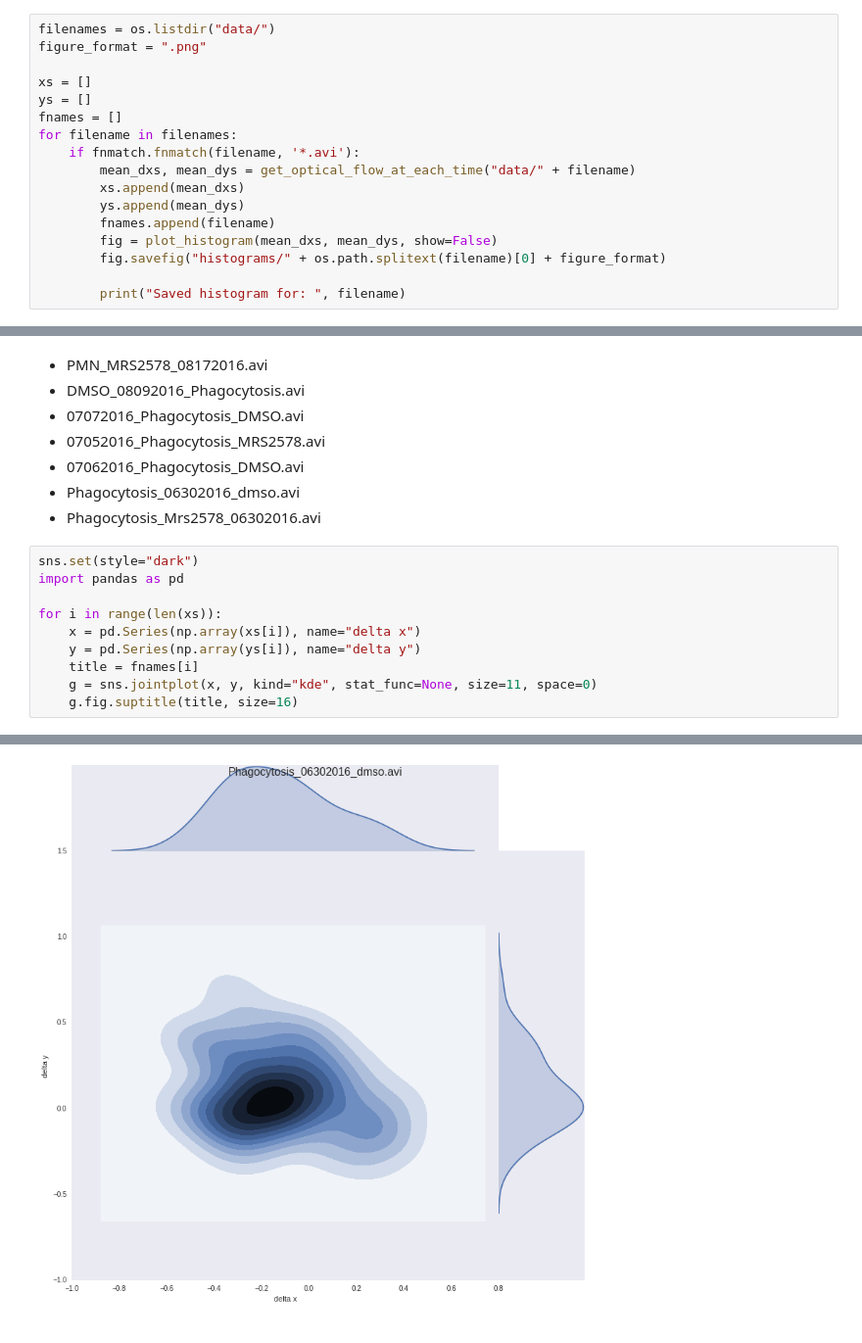
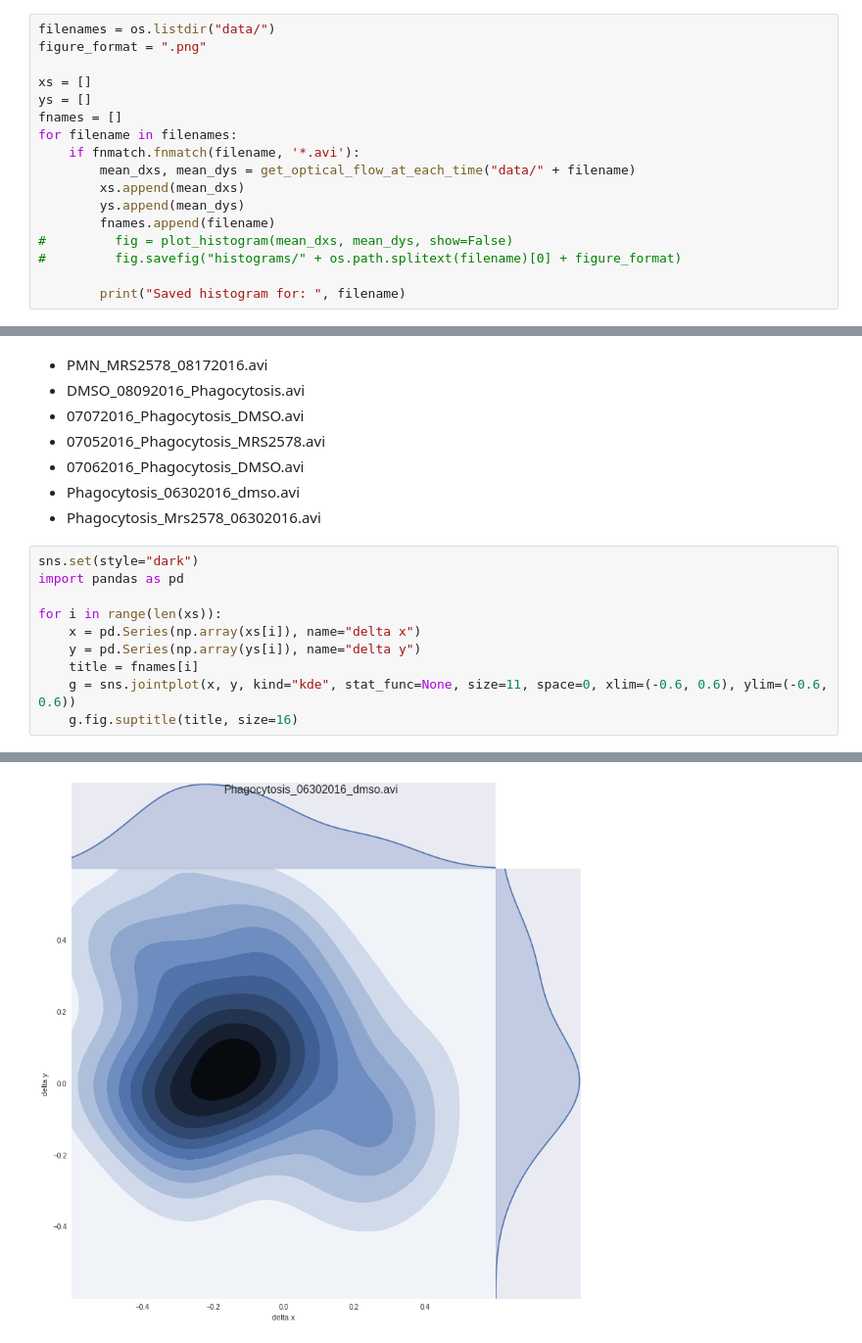
Before and after one commit to quinngroup/JI-2016-MRS2578, a Jupyter notebook: calculate_motion_cells.py.ipynb, the cells around one changed output, grey strips where cells are left out. Shown: that part at 98% size. Cells and saved outputs as stored; diff of their text form.

```diff
--- a/calculate_motion_cells.py.ipynb
+++ b/calculate_motion_cells.py.ipynb
@@ -115,7 +115,7 @@ for filename in filenames:
         xs.append(mean_dxs)
         ys.append(mean_dys)
         fnames.append(filename)
-        fig = plot_histogram(mean_dxs, mean_dys, show=False)
-        fig.savefig("histograms/" + os.path.splitext(filename)[0] + figure_format)
+#         fig = plot_histogram(mean_dxs, mean_dys, show=False)
+#         fig.savefig("histograms/" + os.path.splitext(filename)[0] + figure_format)
 
         print("Saved histogram for: ", filename)
@@ -144,6 +157,6 @@ for i in range(len(xs)):
     x = pd.Series(np.array(xs[i]), name="delta x")
     y = pd.Series(np.array(ys[i]), name="delta y")
     title = fnames[i]
-    g = sns.jointplot(x, y, kind="kde", stat_func=None, size=11, space=0)
+    g = sns.jointplot(x, y, kind="kde", stat_func=None, size=11, space=0, xlim=(-0.6, 0.6), ylim=(-0.6, 0.6))
     g.fig.suptitle(title, size=16)
 # %% [output]
@@ -160 +173 @@ for i in range(len(xs)):
-[figure, old version]
+[figure, new version]
```
Also changed, not shown: parts of 2 cells of this notebook.
